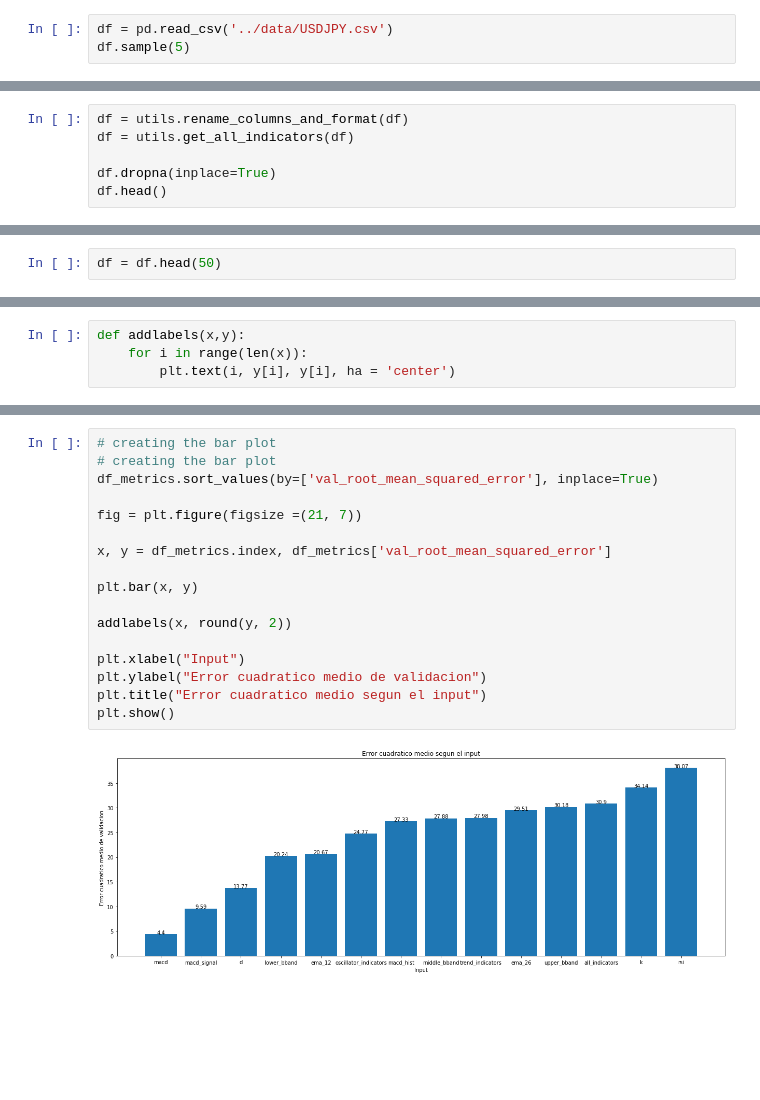
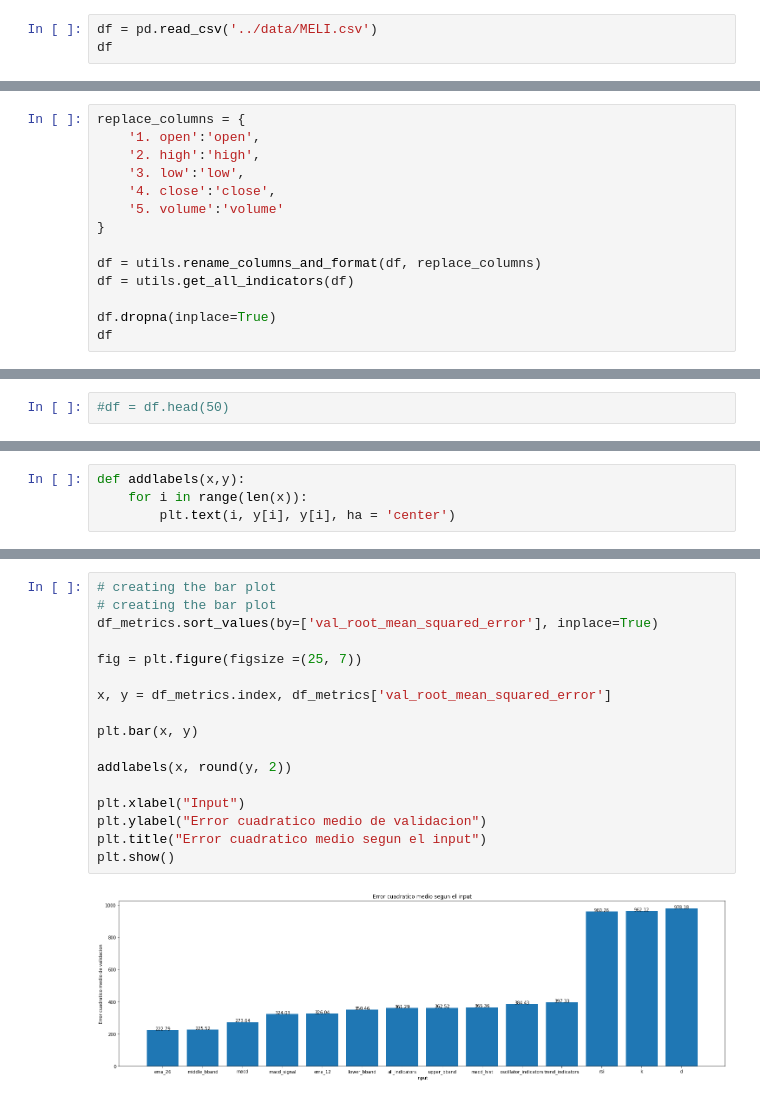
Before and after one commit to SaidJacoboDev/trabajo_final, a Jupyter notebook: notebooks/experimentacion.ipynb, the cells around one changed output, grey strips where cells are left out. Drawn from its saved outputs; the diff is of its cells as text; blank space fills up the shorter version.

Commit message:
Utilizo datos de mercadolibre para hacer pruebas y modifico funcion de formateo

```diff
--- a/notebooks/experimentacion.ipynb
+++ b/notebooks/experimentacion.ipynb
@@ -7,5 +9,5 @@ import os
 %matplotlib inline
 # %%
-df = pd.read_csv('../data/USDJPY.csv')
-df.sample(5)
+df = pd.read_csv('../data/MELI.csv')
+df
 # %% [output]
@@ -18,8 +27,16 @@ df.sample(5)
 # %%
-df = utils.rename_columns_and_format(df)
+replace_columns = {
+    '1. open':'open',
+    '2. high':'high',
+    '3. low':'low',
+    '4. close':'close',
+    '5. volume':'volume'
+}
+
+df = utils.rename_columns_and_format(df, replace_columns)
 df = utils.get_all_indicators(df)
 
 df.dropna(inplace=True)
-df.head()
+df
 # %% [output]
 |  | date | open | high | low | close | volume | rsi | ema_12 | ema_26 | upper_bband | ... |
@@ -38,7 +62,7 @@ BATCH_SIZE = 32
 # %% [markdown]
 ### Hacemos un head 500 pq solo es para pruebas
 # %%
-df = df.head(50)
+#df = df.head(50)
 # %%
 #Elimino metricas viejas antes de escribir las nuevas
 
@@ -296,19 +320,19 @@ plt.show()
 # %%
 # creating the bar plot
 # creating the bar plot
 df_metrics.sort_values(by=['val_root_mean_squared_error'], inplace=True)
 
-fig = plt.figure(figsize =(21, 7))
+fig = plt.figure(figsize =(25, 7))
 
 x, y = df_metrics.index, df_metrics['val_root_mean_squared_error']
 
 plt.bar(x, y)
 
 addlabels(x, round(y, 2))
 
 plt.xlabel("Input")
 plt.ylabel("Error cuadratico medio de validacion")
 plt.title("Error cuadratico medio segun el input")
 plt.show()
 # %% [output]
-[figure, old version]
+[figure, new version]
```
Also changed, not shown: parts of 12 cells of this notebook, 2 other files.
